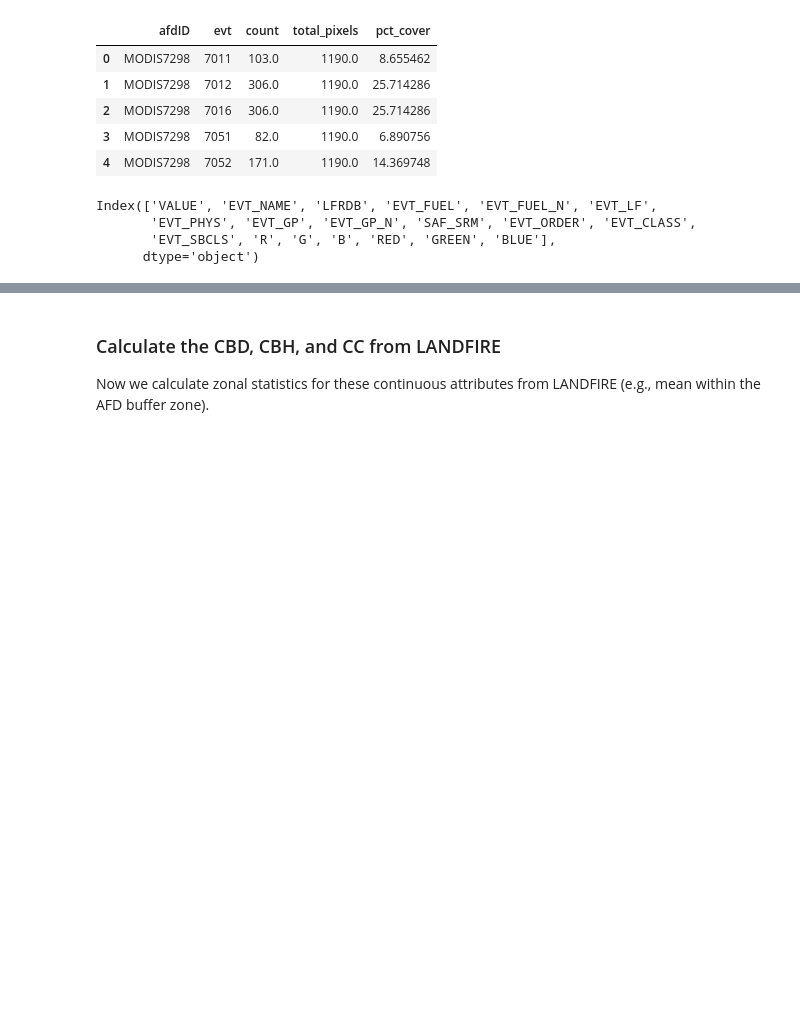
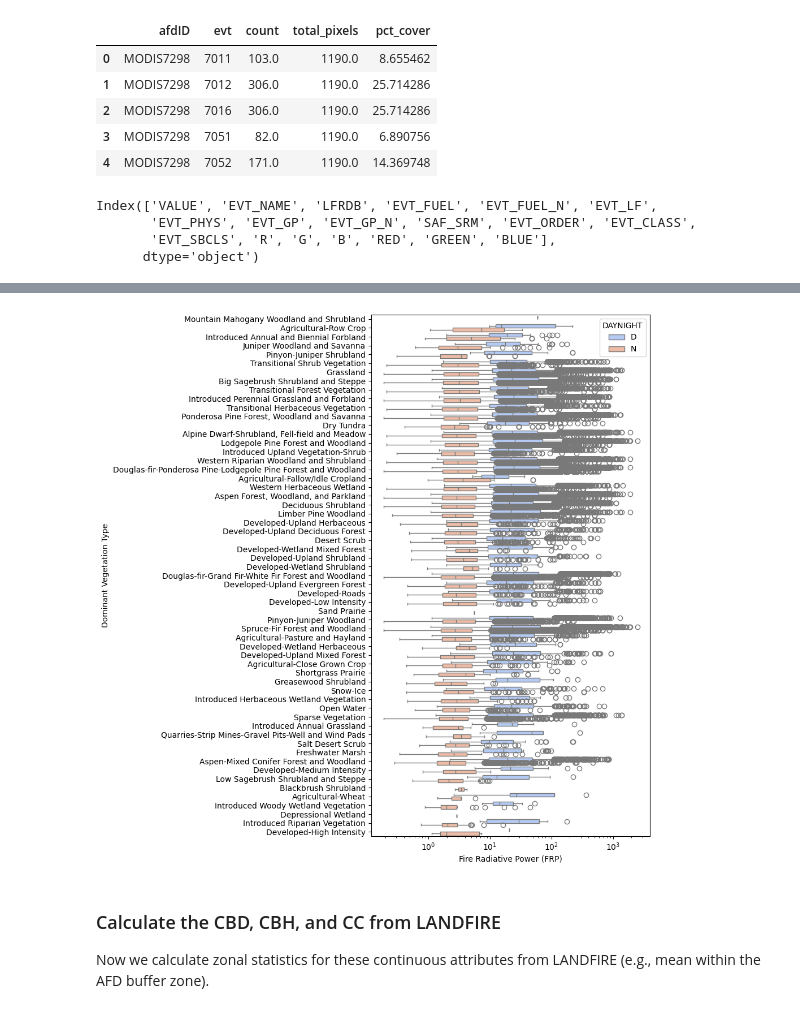
Before and after one commit to natshoff/aspen-fire-fork, a Jupyter notebook: Aim2/code/Python/04afd-landcover-biophys.ipynb, the cells around one changed output, grey strips where cells are left out. Saved outputs shown, nothing was run; the diff lists cells and outputs as text; code cells hidden in the pictures; blank space fills up the shorter version.

```diff
--- a/Aim2/code/Python/04afd-landcover-biophys.ipynb
+++ b/Aim2/code/Python/04afd-landcover-biophys.ipynb
@@ -76,7 +78,7 @@ Data Type: float32
 81
 # %%
 # Crop to fire bounds.
-bounds = afds.total_bounds
+bounds = afds_.total_bounds
 evt_da_crop = evt_da.rio.clip_box(
     minx=bounds[0]+1000, # +1000 meters for a small buffer
     miny=bounds[1]+1000,
@@ -154,3 +265,4 @@ There are 18 EVT_PHYS categories.
 # %%
-# Reclassify the EVT_PHYS
-reclass = {}
+# Identify the dominant EVT class for each observation
+dominant_evt = afds_evt.loc[afds_evt.groupby('afdID')['pct_cover'].idxmax()]
+dominant_evt.head()
@@ -157,6 +304,7 @@ reclass = {}
 # %%
-# Pivot table longer.
-afds_evt_long = (
-    afds_evt[['afdID', 'EVT_PHYS', 'pct_cover']]
-    .pivot_table(index='VID', columns='EVT_PHYS', values='pct_cover', aggfunc='sum', fill_value=0)
-)
+# Join back to FRP
+frp = afds[['afdID','INSTRUMENT','ACQ_DATETIME','DAYNIGHT','FRP','na_l3name']]
+frp = frp[frp['na_l3name'] == 'Southern Rockies']
+evt = dominant_evt[['afdID','EVT_NAME','EVT_PHYS','EVT_GP_N','pct_cover']]
+frp_evt = pd.merge(frp, evt, on='afdID', how='left')
+frp_evt.head()
@@ -163,3 +318,32 @@ afds_evt_long = (
+# %%
+# Plot FRP by EVT group name
+
+df = frp_evt[frp_evt['INSTRUMENT'] == 'VIIRS']
+
+med_frp = df.groupby('EVT_GP_N')['FRP'].median().sort_values(ascending=False)
+sorted = med_frp.index.tolist()
+
+plt.figure(figsize=(10, 10))
+
+sns.boxplot(
+    data=df,
+    x='FRP',
+    y='EVT_GP_N',
+    hue='DAYNIGHT',
+    order=sorted,
+    palette='coolwarm',
+    dodge=True
+)
+
+plt.xscale('log')
+
+plt.xlabel('Fire Radiative Power (FRP)')
+plt.ylabel('Dominant Vegetation Type')
+
+plt.tight_layout()
+plt.show()
+# %% [output]
+[figure, added]
 # %% [markdown]
 ### Calculate the CBD, CBH, and CC from LANDFIRE
 
```
Also changed, not shown: parts of 19 cells of this notebook, 2 other files.
